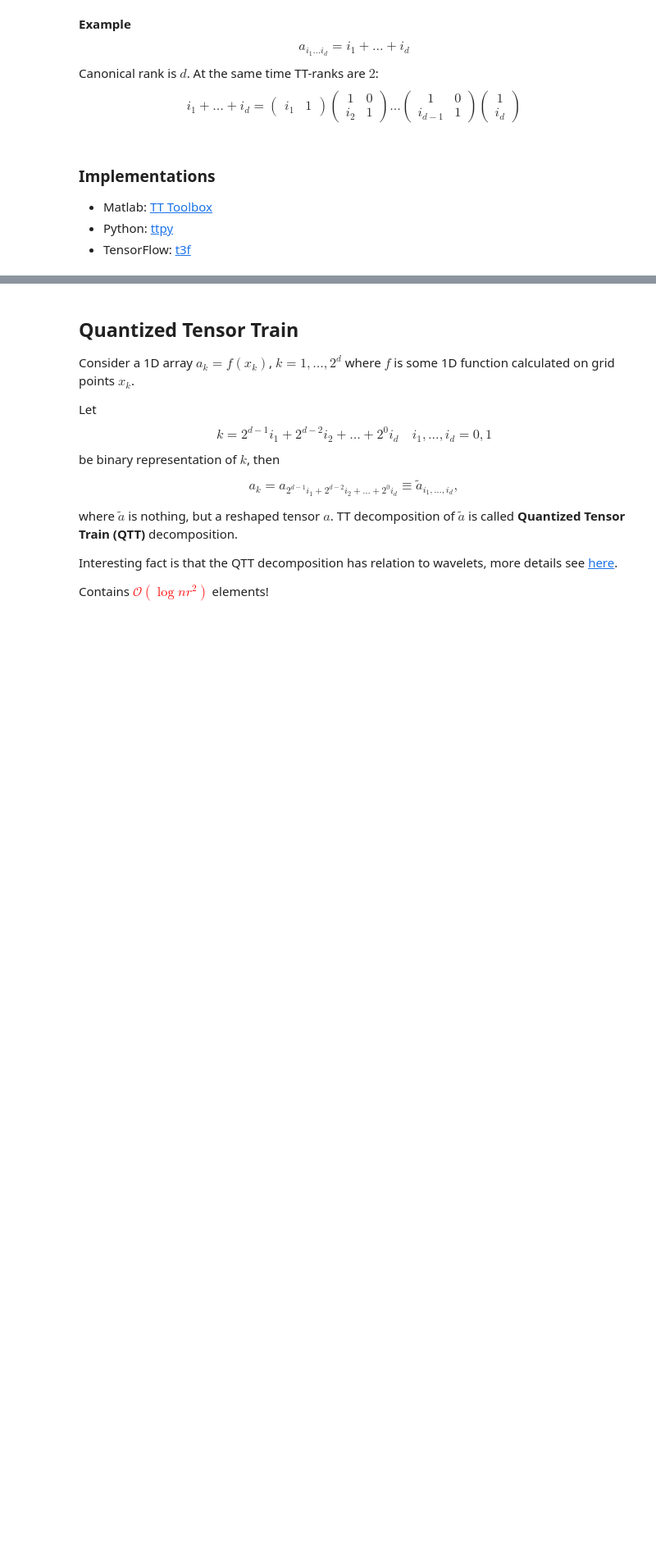
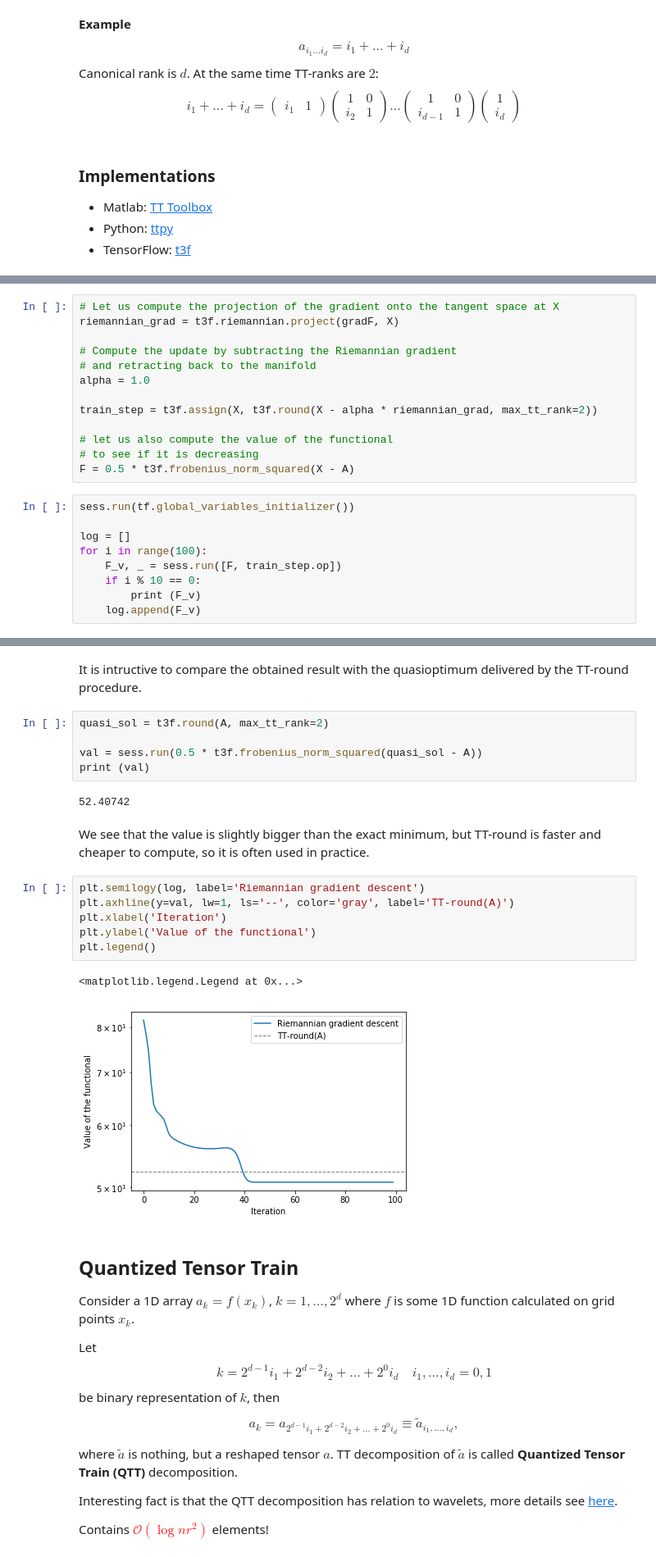
Before and after one commit to oseledets/nla2018, a Jupyter notebook: lectures/lecture-17.ipynb, the cells around one changed output, grey strips where cells are left out. Shown at 82% size. Drawn from its saved outputs; the diff is of its cells as text; blank space fills up the shorter version.

```diff
--- a/lectures/lecture-17.ipynb
+++ b/lectures/lecture-17.ipynb
@@ -282,0 +330,22 @@ $$
+# %%
+# Let us compute the projection of the gradient onto the tangent space at X
+riemannian_grad = t3f.riemannian.project(gradF, X)
+
+# Compute the update by subtracting the Riemannian gradient
+# and retracting back to the manifold
+alpha = 1.0
+
+train_step = t3f.assign(X, t3f.round(X - alpha * riemannian_grad, max_tt_rank=2))
+
+# let us also compute the value of the functional
+# to see if it is decreasing
+F = 0.5 * t3f.frobenius_norm_squared(X - A)
+# %%
+sess.run(tf.global_variables_initializer())
+
+log = []
+for i in range(100):
+    F_v, _ = sess.run([F, train_step.op])
+    if i % 10 == 0:
+        print (F_v)
+    log.append(F_v)
@@ -283,3 +363,23 @@ $$
+# %% [markdown]
+It is intructive to compare the obtained result with the quasioptimum delivered by the TT-round procedure.
+# %%
+quasi_sol = t3f.round(A, max_tt_rank=2)
+
+val = sess.run(0.5 * t3f.frobenius_norm_squared(quasi_sol - A))
+print (val)
+# %% [output]
+52.40742
+# %% [markdown]
+We see that the value is slightly bigger than the exact minimum, but TT-round is faster and cheaper to compute, so it is often used in practice.
+# %%
+plt.semilogy(log, label='Riemannian gradient descent')
+plt.axhline(y=val, lw=1, ls='--', color='gray', label='TT-round(A)')
+plt.xlabel('Iteration')
+plt.ylabel('Value of the functional')
+plt.legend()
+# %% [output]
+<matplotlib.legend.Legend at 0x...>
+[figure, added]
 # %% [markdown]
 ## Quantized Tensor Train
 
```
Also changed, not shown: parts of 5 cells of this notebook.
